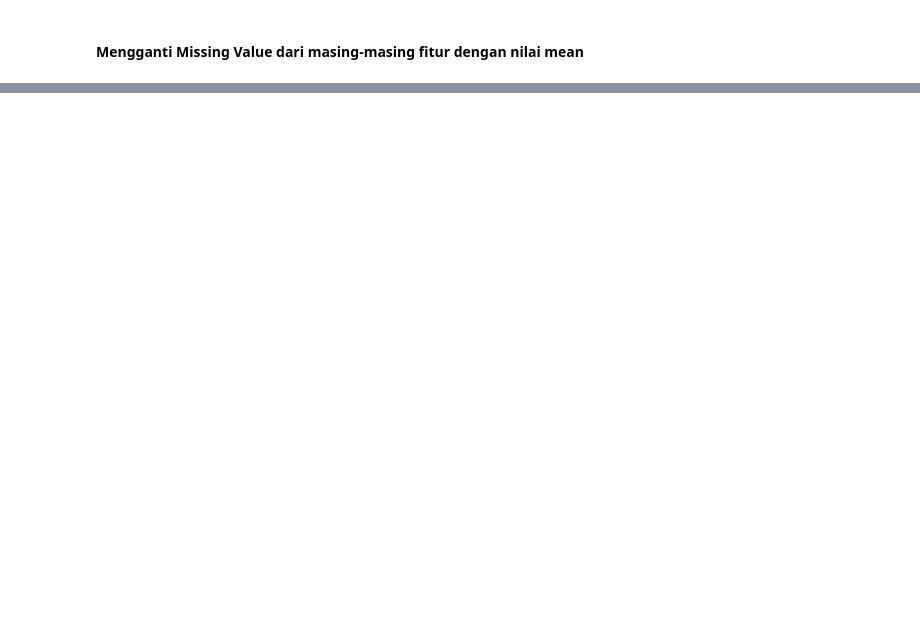
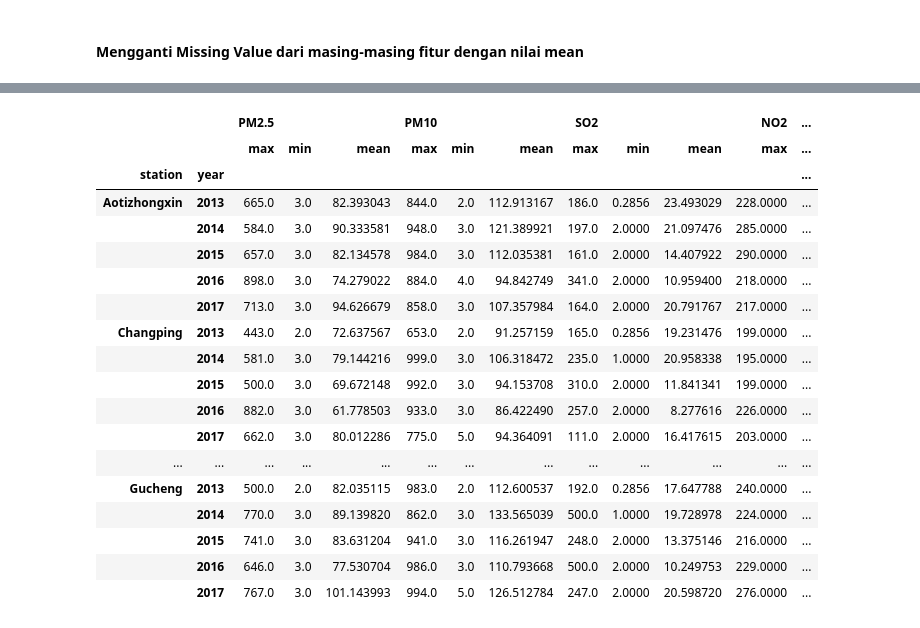
Before and after one commit to JuanCYoung/Air-Quality-Data-Analysis, a Jupyter notebook: notebook.ipynb, the cells around one changed output, grey strips where cells are left out. Saved outputs shown, nothing was run; the diff lists cells and outputs as text; code cells hidden in the pictures; blank space fills up the shorter version.

```diff
--- a/notebook.ipynb
+++ b/notebook.ipynb
@@ -21,0 +58,3 @@ data_df.head(5)
+# %%
+Dingling_df = pd.read_csv("data\Air-quality-dataset\PRSA_Data_20130301-20170228\PRSA_Data_Dingling_20130301-20170228.csv")
+Dingling_df.head(5)
@@ -239,0 +655,29 @@ data_df.describe(include="all")
+# %%
+data_df.groupby(by=["station","year"]).agg({
+    "PM2.5" :  ["max","min","mean"],
+    "PM10" :  ["max","min","mean"],
+    "SO2" : ["max","min","mean"],
+    "NO2" : ["max","min","mean"],
+    "CO" : ["max","min","mean"],
+    "O3" : ["max","min","mean"],
+})
+# %% [output]
+|  |  | PM2.5 |  |  | PM10 |  |  | SO2 |  |  | NO2 | ... |
+|  |  | max | min | mean | max | min | mean | max | min | mean | max | ... |
+| station | year |  |  |  |  |  |  |  |  |  |  | ... |
+| Aotizhongxin | 2013 | 665.0 | 3.0 | 82.393043 | 844.0 | 2.0 | 112.913167 | 186.0 | 0.2856 | 23.493029 | 228.0000 | ... |
+|  | 2014 | 584.0 | 3.0 | 90.333581 | 948.0 | 3.0 | 121.389921 | 197.0 | 2.0000 | 21.097476 | 285.0000 | ... |
+|  | 2015 | 657.0 | 3.0 | 82.134578 | 984.0 | 3.0 | 112.035381 | 161.0 | 2.0000 | 14.407922 | 290.0000 | ... |
+|  | 2016 | 898.0 | 3.0 | 74.279022 | 884.0 | 4.0 | 94.842749 | 341.0 | 2.0000 | 10.959400 | 218.0000 | ... |
+|  | 2017 | 713.0 | 3.0 | 94.626679 | 858.0 | 3.0 | 107.357984 | 164.0 | 2.0000 | 20.791767 | 217.0000 | ... |
+| Changping | 2013 | 443.0 | 2.0 | 72.637567 | 653.0 | 2.0 | 91.257159 | 165.0 | 0.2856 | 19.231476 | 199.0000 | ... |
+|  | 2014 | 581.0 | 3.0 | 79.144216 | 999.0 | 3.0 | 106.318472 | 235.0 | 1.0000 | 20.958338 | 195.0000 | ... |
+|  | 2015 | 500.0 | 3.0 | 69.672148 | 992.0 | 3.0 | 94.153708 | 310.0 | 2.0000 | 11.841341 | 199.0000 | ... |
+|  | 2016 | 882.0 | 3.0 | 61.778503 | 933.0 | 3.0 | 86.422490 | 257.0 | 2.0000 | 8.277616 | 226.0000 | ... |
+|  | 2017 | 662.0 | 3.0 | 80.012286 | 775.0 | 5.0 | 94.364091 | 111.0 | 2.0000 | 16.417615 | 203.0000 | ... |
+| ... | ... | ... | ... | ... | ... | ... | ... | ... | ... | ... | ... | ... |
+| Gucheng | 2013 | 500.0 | 2.0 | 82.035115 | 983.0 | 2.0 | 112.600537 | 192.0 | 0.2856 | 17.647788 | 240.0000 | ... |
+|  | 2014 | 770.0 | 3.0 | 89.139820 | 862.0 | 3.0 | 133.565039 | 500.0 | 1.0000 | 19.728978 | 224.0000 | ... |
+|  | 2015 | 741.0 | 3.0 | 83.631204 | 941.0 | 3.0 | 116.261947 | 248.0 | 2.0000 | 13.375146 | 216.0000 | ... |
+|  | 2016 | 646.0 | 3.0 | 77.530704 | 986.0 | 3.0 | 110.793668 | 500.0 | 2.0000 | 10.249753 | 229.0000 | ... |
+|  | 2017 | 767.0 | 3.0 | 101.143993 | 994.0 | 5.0 | 126.512784 | 247.0 | 2.0000 | 20.598720 | 276.0000 | ... |
```
Also changed, not shown: parts of 109 cells of this notebook, 3 other files.
